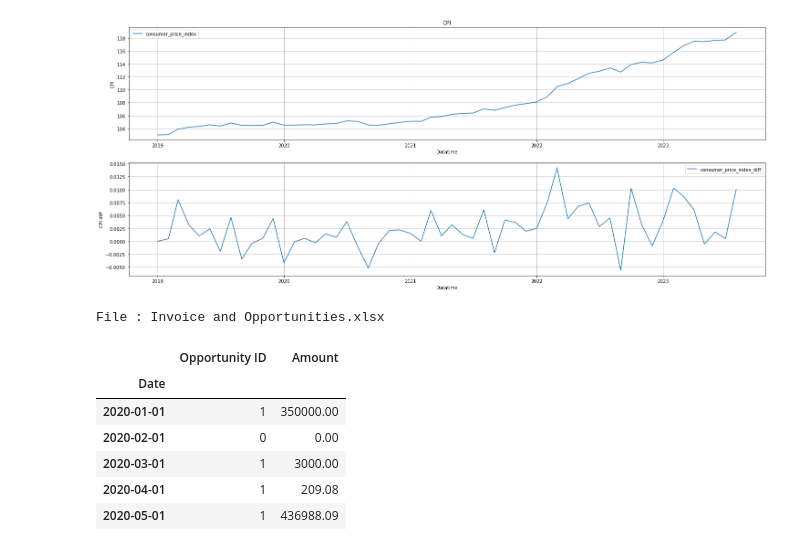
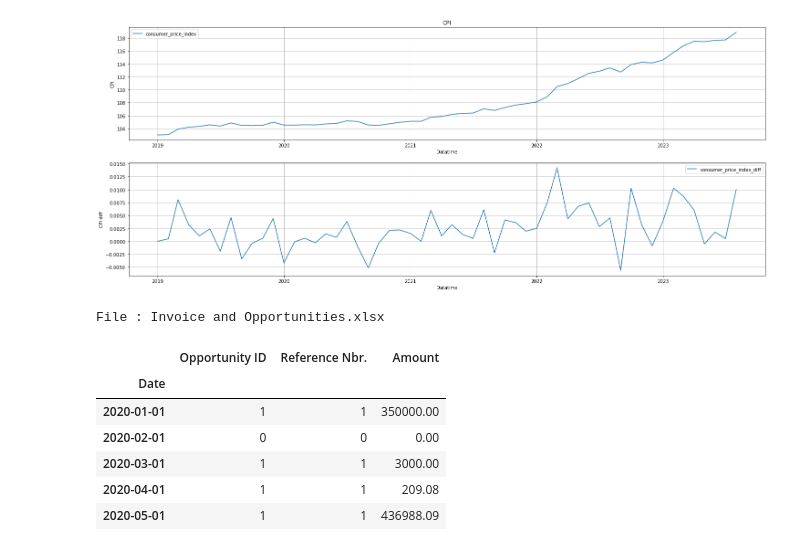
Before and after one commit to dfgparis23/Team-1, a Jupyter notebook: hmm_market_conditions.ipynb, the cells around one changed output. Cells and saved outputs as stored; diff of their text form; code cells hidden in the pictures.

```diff
--- a/hmm_market_conditions.ipynb
+++ b/hmm_market_conditions.ipynb
@@ -67,20 +67,20 @@ ax[1].grid()
 # %%
 file_no = 2 # Invoice
 df_invoice = pd.read_excel(f"{FILE_PATH}{FILES[file_no]}")
 print(f"File : {FILES[file_no]}")
 
 df_invoice_agg = (df_invoice.groupby(by=["Date"])
-              .agg({"Opportunity ID":"count","Amount":'sum'})
+              .agg({"Opportunity ID":"count","Reference Nbr.":"count","Amount":'sum'})
               .resample("MS")
-              .agg({"Opportunity ID":"sum","Amount":'sum'}))
+              .agg({"Opportunity ID":"sum","Reference Nbr.":"sum","Amount":'sum'}))
 
 df_invoice_agg.head()
 # %% [output]
 File : Invoice and Opportunities.xlsx
-|  | Opportunity ID | Amount |
-| Date |  |  |
-| 2020-01-01 | 1 | 350000.00 |
-| 2020-02-01 | 0 | 0.00 |
-| 2020-03-01 | 1 | 3000.00 |
-| 2020-04-01 | 1 | 209.08 |
-| 2020-05-01 | 1 | 436988.09 |
+|  | Opportunity ID | Reference Nbr. | Amount |
+| Date |  |  |  |
+| 2020-01-01 | 1 | 1 | 350000.00 |
+| 2020-02-01 | 0 | 0 | 0.00 |
+| 2020-03-01 | 1 | 1 | 3000.00 |
+| 2020-04-01 | 1 | 1 | 209.08 |
+| 2020-05-01 | 1 | 1 | 436988.09 |
```
Also changed, not shown: parts of 11 cells of this notebook, 1 other file.
